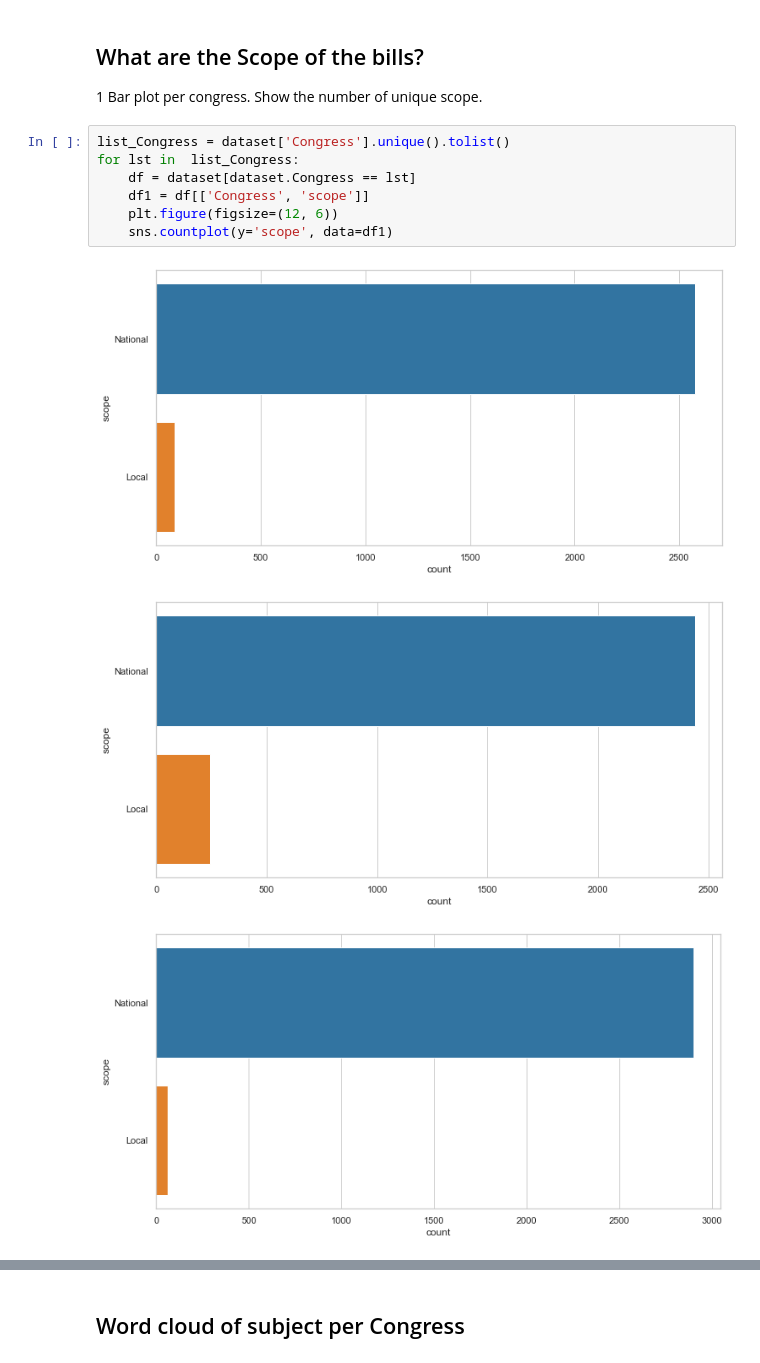
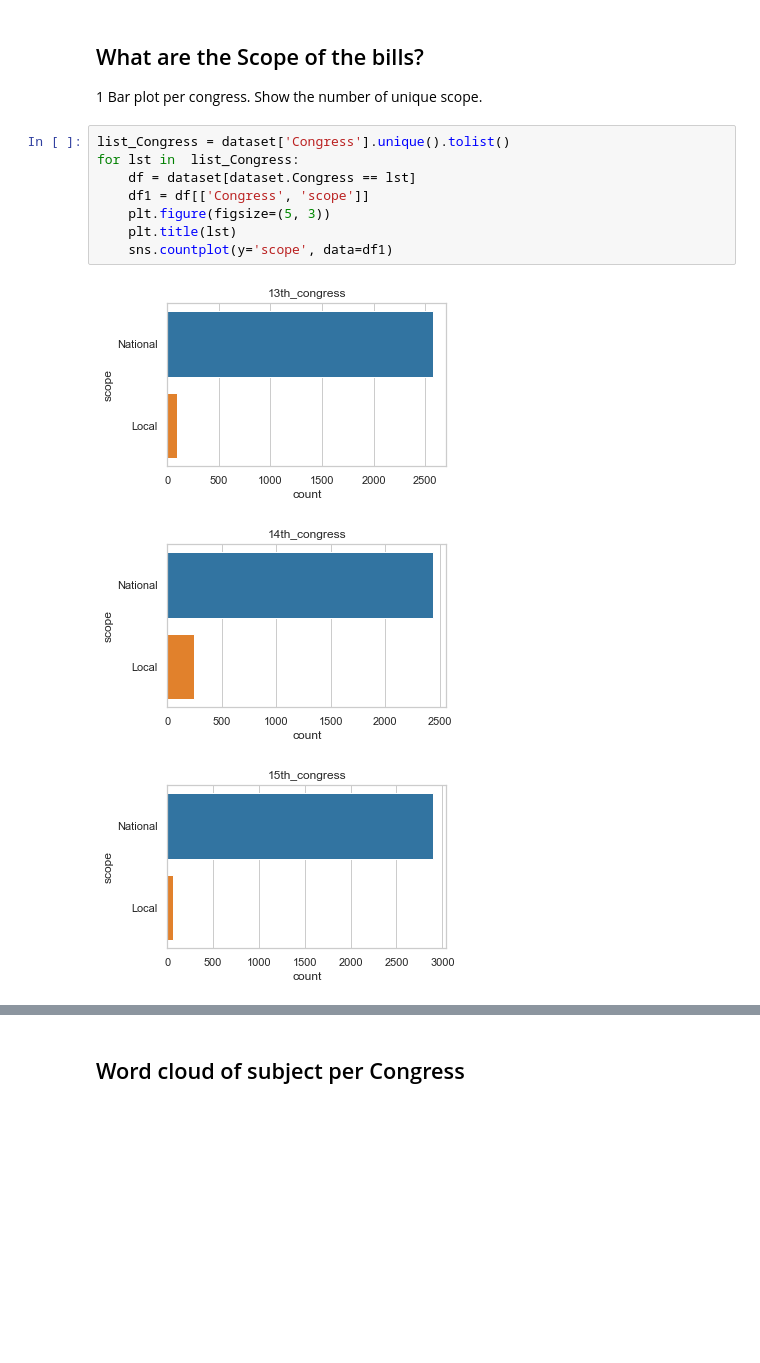
Before and after one commit to May-nerd/dmw-ml-final-project, a Jupyter notebook: final_paper/paper_ronald.ipynb, the cells around one changed output, grey strips where cells are left out. Cells and saved outputs as stored; diff of their text form; blank space fills up the shorter version.

```diff
--- a/final_paper/paper_ronald.ipynb
+++ b/final_paper/paper_ronald.ipynb
@@ -348,11 +352,12 @@ Show the number of unique scope.
 # %%
 list_Congress = dataset['Congress'].unique().tolist()
 for lst in  list_Congress:
     df = dataset[dataset.Congress == lst]
     df1 = df[['Congress', 'scope']]
-    plt.figure(figsize=(12, 6))
+    plt.figure(figsize=(5, 3))
+    plt.title(lst)
     sns.countplot(y='scope', data=df1)
 # %% [output]
-[figure, old version]
+[figure, new version]
-[figure, old version]
+[figure, new version]
-[figure, old version]
+[figure, new version]
```
Also changed, not shown: parts of 4 cells of this notebook.
